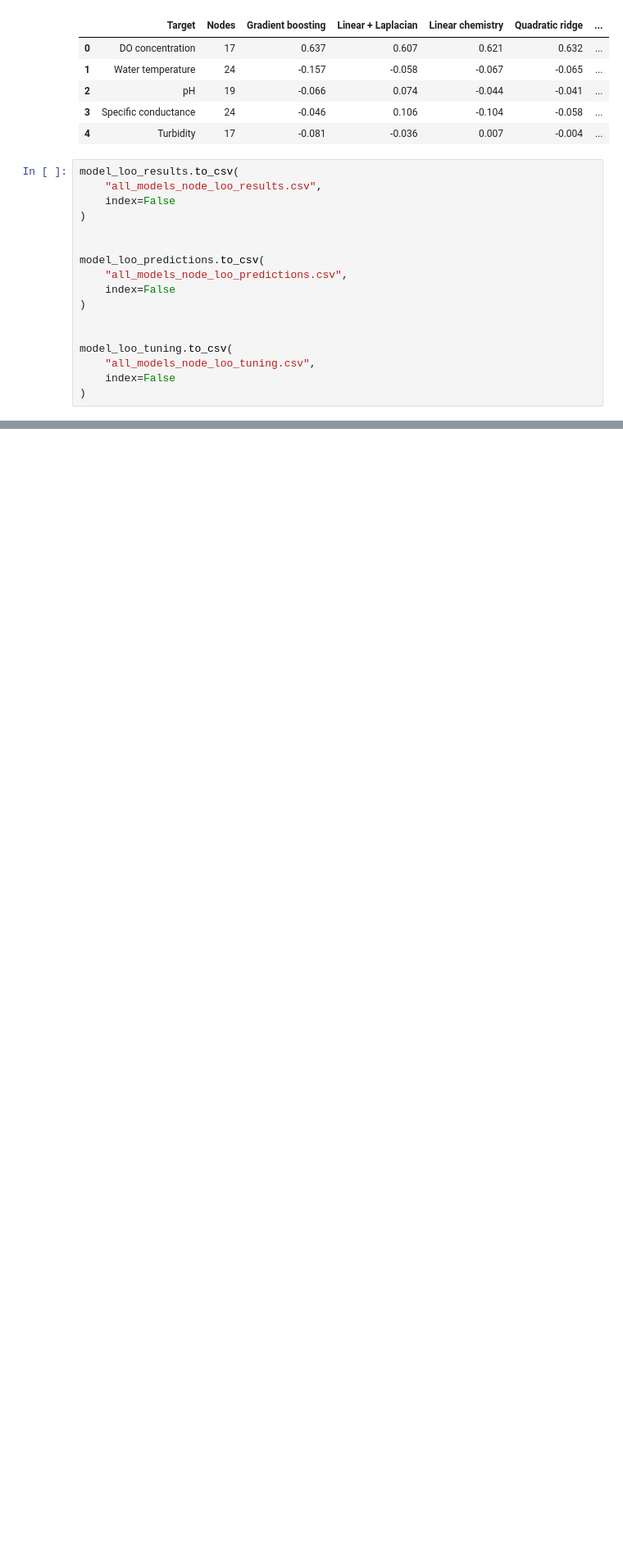
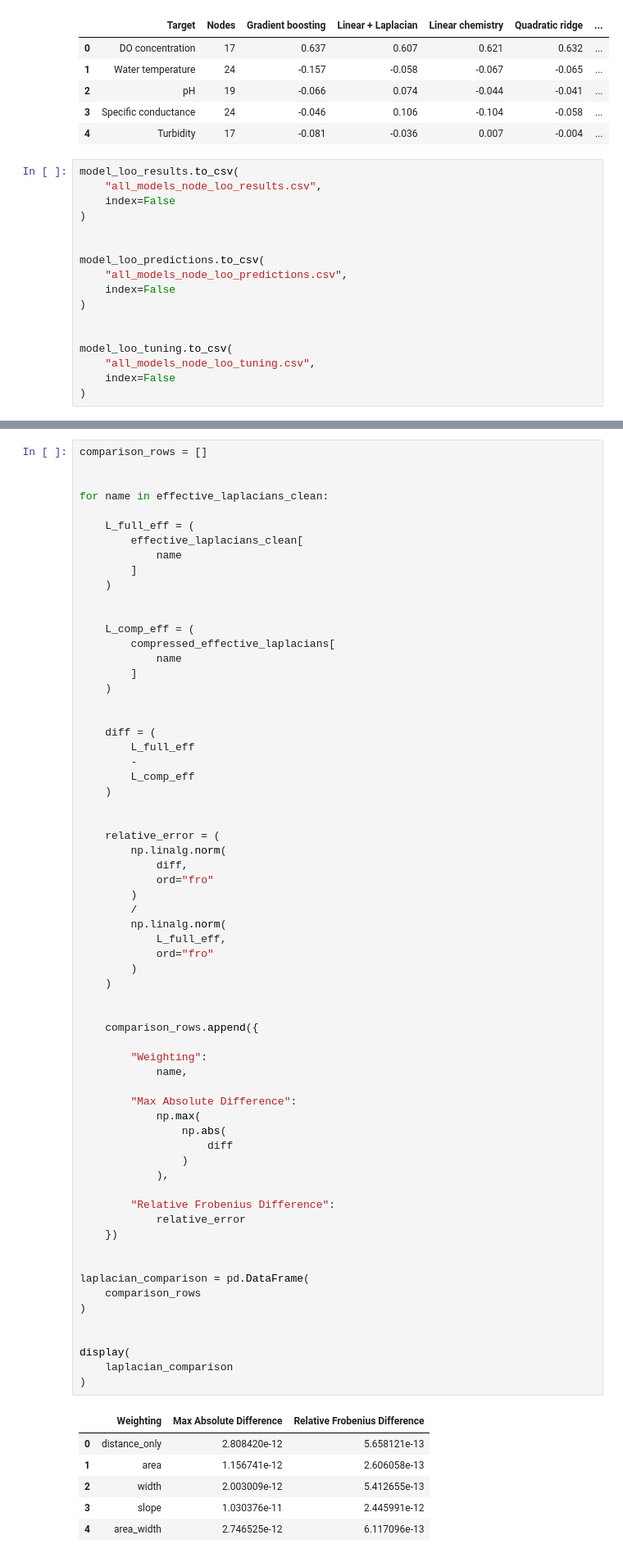
Before and after one commit to andrewc156/rivernets, a Jupyter notebook: largest_uncompressed_laplacian.ipynb, the cells around one changed output, grey strips where cells are left out. Shown at 82% size. Cells and saved outputs as stored; diff of their text form; blank space fills up the shorter version.

```diff
--- a/largest_uncompressed_laplacian.ipynb
+++ b/largest_uncompressed_laplacian.ipynb
@@ -6963,0 +7365,72 @@ model_loo_tuning.to_csv(
+# %%
+comparison_rows = []
+
+
+for name in effective_laplacians_clean:
+
+    L_full_eff = (
+        effective_laplacians_clean[
+            name
+        ]
+    )
+
+
+    L_comp_eff = (
+        compressed_effective_laplacians[
+            name
+        ]
+    )
+
+
+    diff = (
+        L_full_eff
+        -
+        L_comp_eff
+    )
+
+
+    relative_error = (
+        np.linalg.norm(
+            diff,
+            ord="fro"
+        )
+        /
+        np.linalg.norm(
+            L_full_eff,
+            ord="fro"
+        )
+    )
+
+
+    comparison_rows.append({
+
+        "Weighting":
+            name,
+
+        "Max Absolute Difference":
+            np.max(
+                np.abs(
+                    diff
+                )
+            ),
+
+        "Relative Frobenius Difference":
+            relative_error
+    })
+
+
+laplacian_comparison = pd.DataFrame(
+    comparison_rows
+)
+
+
+display(
+    laplacian_comparison
+)
+# %% [output]
+|  | Weighting | Max Absolute Difference | Relative Frobenius Difference |
+| 0 | distance_only | 2.808420e-12 | 5.658121e-13 |
+| 1 | area | 1.156741e-12 | 2.606058e-13 |
+| 2 | width | 2.003009e-12 | 5.412655e-13 |
+| 3 | slope | 1.030376e-11 | 2.445991e-12 |
+| 4 | area_width | 2.746525e-12 | 6.117096e-13 |
```
Also changed, not shown: parts of 4 cells of this notebook.
